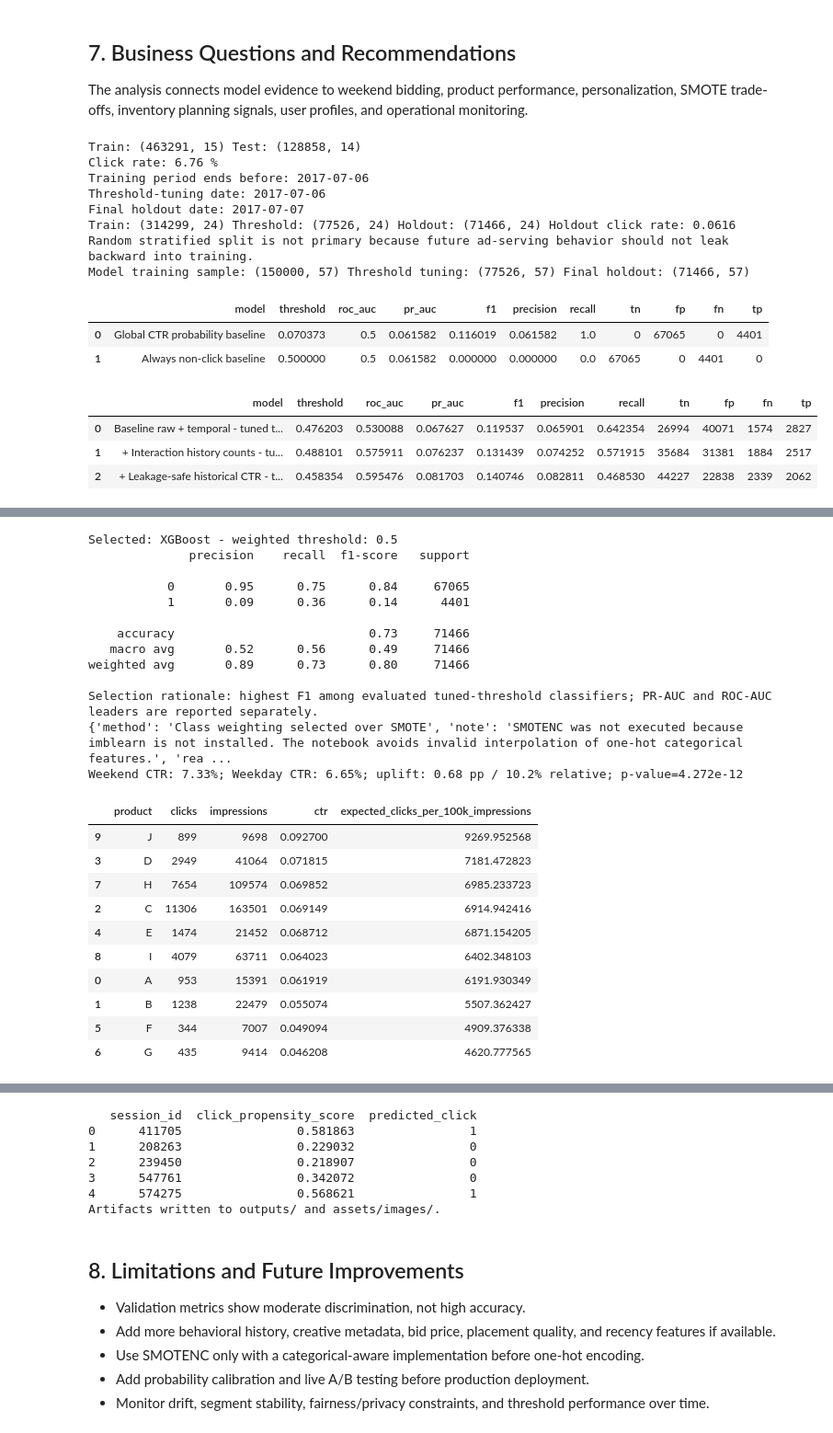
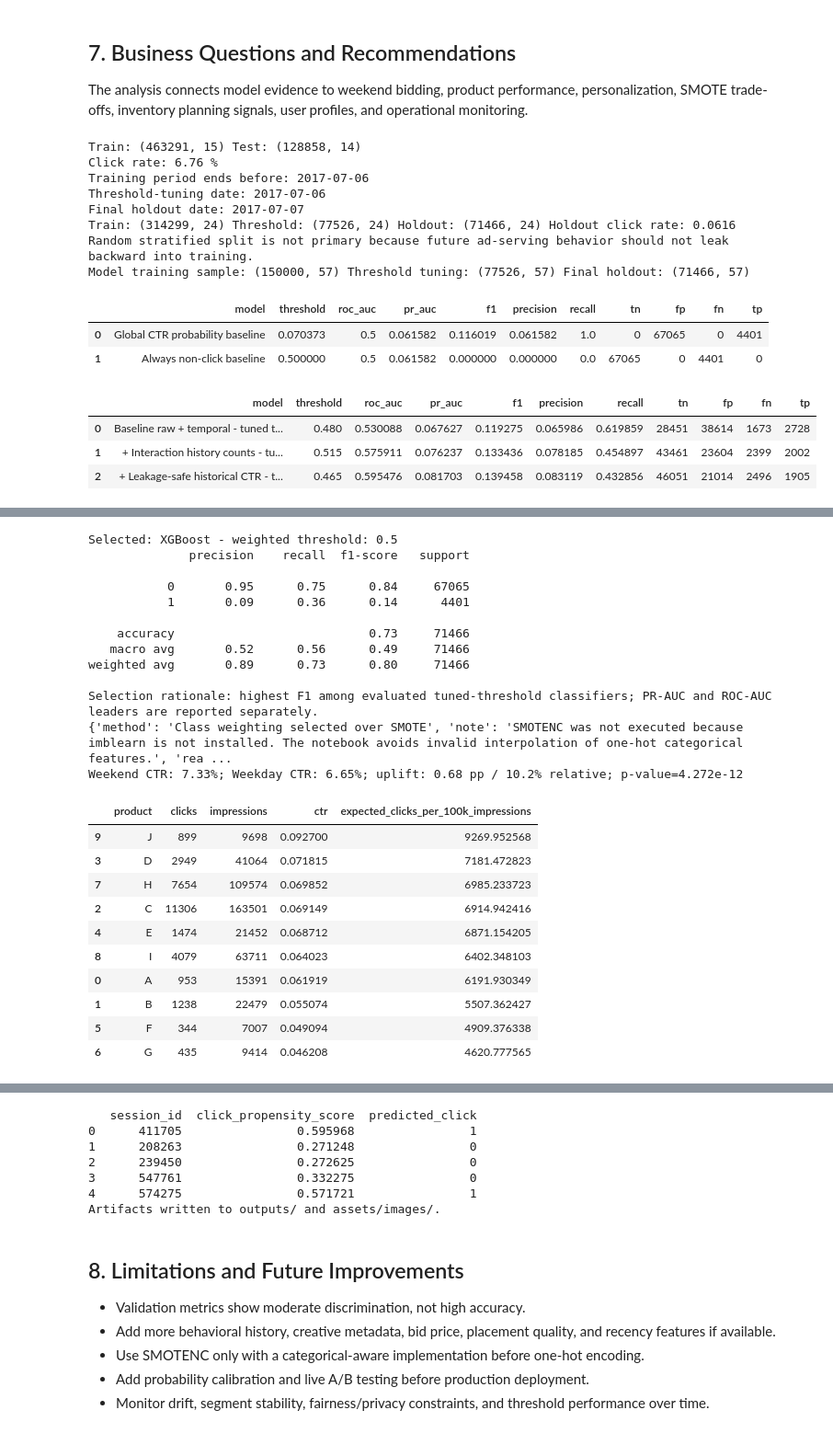
Before and after one commit to banshiAbp/ad-click-prediction, a Jupyter notebook: ad_click_prediction_case_study.ipynb, the cells around one changed output, grey strips where cells are left out. Shown at 92% size. Saved outputs shown, nothing was run; the diff lists cells and outputs as text; code cells hidden in the pictures.

Commit message:
Expand CTR threshold tuning

```diff
--- a/ad_click_prediction_case_study.ipynb
+++ b/ad_click_prediction_case_study.ipynb
@@ -208,7 +208,7 @@ def evaluate_probs(y_true, probs, name, threshold=0.5):
     }
 
 def best_threshold_by_f1(y_true, probs):
-    thresholds = np.linspace(0.03, 0.5, 80)
+    thresholds = np.unique(np.round(np.linspace(0.01, 0.99, 199), 3))
     f1s = [f1_score(y_true, probs >= t, zero_division=0) for t in thresholds]
     return float(thresholds[int(np.argmax(f1s))])
 
@@ -360,15 +360,10 @@ full_train_hist, full_prior = add_cumulative_history_features(train_fe, history_
 full_maps, _ = build_history_maps(train_fe, history_cols)
 test_final = apply_history_maps(test_fe, full_maps, full_prior, history_cols)
 final_pipe = Pipeline([('prep', make_preprocess(all_numeric_features)), ('model', models[best_name])])
-# Final fit uses the same practical sample size pattern, then scores all test rows.
-final_idx, _ = train_test_split(
-    np.arange(len(full_train_hist)),
-    train_size=min(180000, len(full_train_hist)),
-    stratify=full_train_hist['is_click'],
-    random_state=RANDOM_STATE,
-)
-final_train_sample = full_train_hist.iloc[final_idx].copy()
-final_pipe.fit(final_train_sample[full_features], final_train_sample['is_click'])
+# Final fit freezes the selected architecture and threshold, then uses all eligible
+# historical training rows before scoring the test data. This keeps the threshold
+# selection independent while using maximum available history for final scoring.
+final_pipe.fit(full_train_hist[full_features], full_train_hist['is_click'])
 test_pred = final_pipe.predict_proba(test_final[full_features])[:, 1]
 submission = pd.DataFrame({
     'session_id': test['session_id'],
@@ -388,37 +383,37 @@ artifacts = {
     'metrics': metrics.to_dict('records'),
     'ablation': ablation.to_dict('records'),
     'best_model': best_name,
     'best_threshold': best_threshold,
     'smote_comparison': smote_comparison,
     'weekend': weekend.to_dict('records'),
     'weekend_uplift_pp': weekend_uplift_pp,
     'weekend_relative_uplift_pct': weekend_relative_uplift,
     'weekend_p_value': float(p_value),
     'product': product.to_dict('records'),
     'profile': profile.to_dict('records'),
     'feature_importance': feature_importance.to_dict('records'),
     'business_mapping': business_mapping.to_dict('records'),
     'performance_note': 'Moderate discrimination and imperfect calibration; use scores as click-propensity rankings until calibrated.',
-    'final_training_note': 'A 180K-row stratified sample was used for final model fitting to keep notebook execution practical; production should prefer full-history or distributed training.'
+    'final_training_note': 'The selected architecture and threshold are frozen after temporal validation; the final scoring model is retrained on all available labeled history before predicting the test set.'
 }
 (OUTPUT_DIR/'ctr_artifacts.json').write_text(json.dumps(artifacts, indent=2, default=str))
 print('Artifacts written to outputs/ and assets/images/.')
 # %% [output]
 Train: (463291, 15) Test: (128858, 14)
 Click rate: 6.76 %
 Training period ends before: 2017-07-06
 Threshold-tuning date: 2017-07-06
 Final holdout date: 2017-07-07
 Train: (314299, 24) Threshold: (77526, 24) Holdout: (71466, 24) Holdout click rate: 0.0616
 Random stratified split is not primary because future ad-serving behavior should not leak backward into training.
 Model training sample: (150000, 57) Threshold tuning: (77526, 57) Final holdout: (71466, 57)
 |  | model | threshold | roc_auc | pr_auc | f1 | precision | recall | tn | fp | fn | tp |
 | 0 | Global CTR probability baseline | 0.070373 | 0.5 | 0.061582 | 0.116019 | 0.061582 | 1.0 | 0 | 67065 | 0 | 4401 |
 | 1 | Always non-click baseline | 0.500000 | 0.5 | 0.061582 | 0.000000 | 0.000000 | 0.0 | 67065 | 0 | 4401 | 0 |
 |  | model | threshold | roc_auc | pr_auc | f1 | precision | recall | tn | fp | fn | tp |
-| 0 | Baseline raw + temporal - tuned t... | 0.476203 | 0.530088 | 0.067627 | 0.119537 | 0.065901 | 0.642354 | 26994 | 40071 | 1574 | 2827 |
-| 1 | + Interaction history counts - tu... | 0.488101 | 0.575911 | 0.076237 | 0.131439 | 0.074252 | 0.571915 | 35684 | 31381 | 1884 | 2517 |
-| 2 | + Leakage-safe historical CTR - t... | 0.458354 | 0.595476 | 0.081703 | 0.140746 | 0.082811 | 0.468530 | 44227 | 22838 | 2339 | 2062 |
+| 0 | Baseline raw + temporal - tuned t... | 0.480 | 0.530088 | 0.067627 | 0.119275 | 0.065986 | 0.619859 | 28451 | 38614 | 1673 | 2728 |
+| 1 | + Interaction history counts - tu... | 0.515 | 0.575911 | 0.076237 | 0.133436 | 0.078185 | 0.454897 | 43461 | 23604 | 2399 | 2002 |
+| 2 | + Leakage-safe historical CTR - t... | 0.465 | 0.595476 | 0.081703 | 0.139458 | 0.083119 | 0.432856 | 46051 | 21014 | 2496 | 1905 |
 |  | model | threshold | roc_auc | pr_auc | f1 | precision | recall | tn | fp | fn | tp |
 | 6 | XGBoost - weighted | 0.500000 | 0.593543 | 0.081917 | 0.141692 | 0.088141 | 0.361054 | 50626 | 16439 | 2812 | 1589 |
 | 7 | XGBoost - weighted - tuned threshold | 0.500000 | 0.593543 | 0.081917 | 0.141692 | 0.088141 | 0.361054 | 50626 | 16439 | 2812 | 1589 |
@@ -488,11 +483,11 @@ Weekend CTR: 7.33%; Weekday CTR: 6.65%; uplift: 0.68 pp / 10.2% relative; p-valu
 | 5 | Low CTR product | Refresh creative or reduce alloca... |
 | 6 | Model drift | Retrain and recalibrate thresholds |
    session_id  click_propensity_score  predicted_click
-0      411705                0.581863                1
-1      208263                0.229032                0
-2      239450                0.218907                0
-3      547761                0.342072                0
-4      574275                0.568621                1
+0      411705                0.595968                1
+1      208263                0.271248                0
+2      239450                0.272625                0
+3      547761                0.332275                0
+4      574275                0.571721                1
 Artifacts written to outputs/ and assets/images/.
 # %% [markdown]
 ## 8. Limitations and Future Improvements
```
Also changed, not shown: parts of 1 cell of this notebook, 6 other files.
